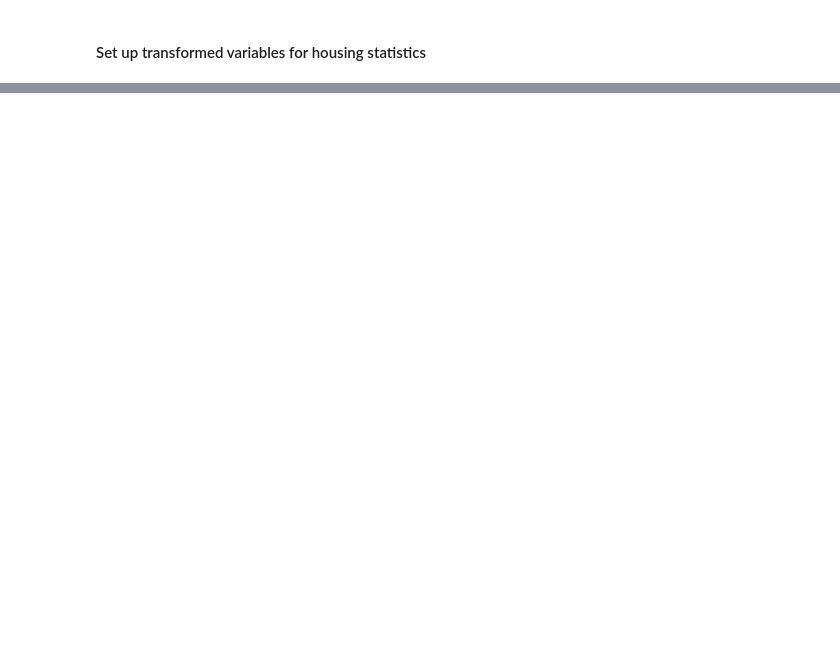
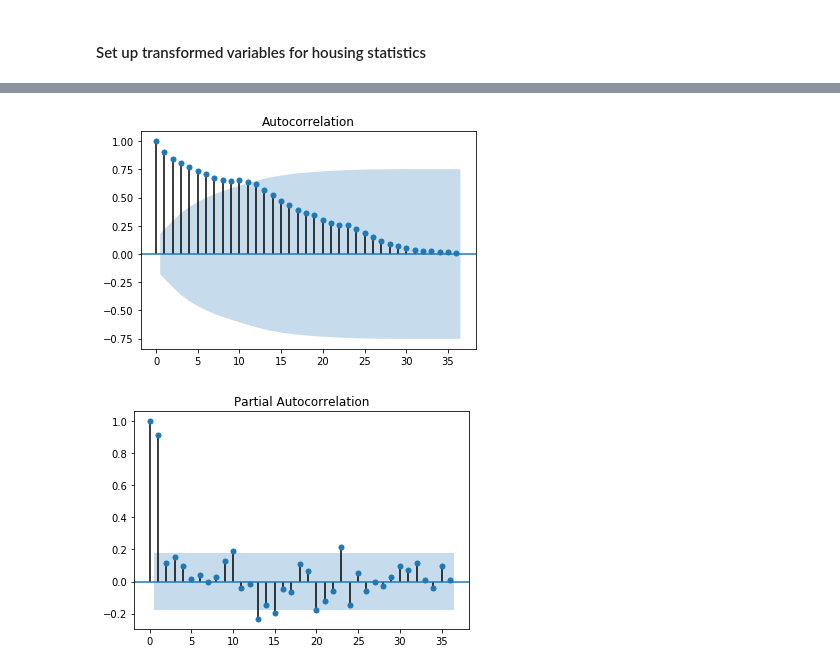
Before and after one commit to iuniorhsiung/mod4_project_DC_housing_price, a Jupyter notebook: python_folder/python file/Data_cleaning_house_price.ipynb, the cells around one changed output, grey strips where cells are left out. Saved outputs shown, nothing was run; the diff lists cells and outputs as text; code cells hidden in the pictures; blank space fills up the shorter version.

```diff
--- a/python_folder/python file/Data_cleaning_house_price.ipynb
+++ b/python_folder/python file/Data_cleaning_house_price.ipynb
@@ -209,0 +165,10 @@ plt.show()
+# %%
+#plt.subplot(2, 1, 1)
+plot_acf(df['Median Sale Price'], lags=36)
+
+plot_pacf(df['Median Sale Price'], lags=36)
+
+plt.show()
+# %% [output]
+[figure, added]
+[figure, added]
```
Also changed, not shown: parts of 16 cells of this notebook, 2 other files.
